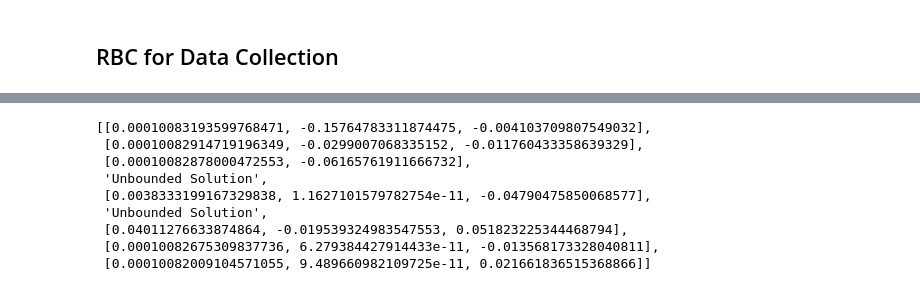
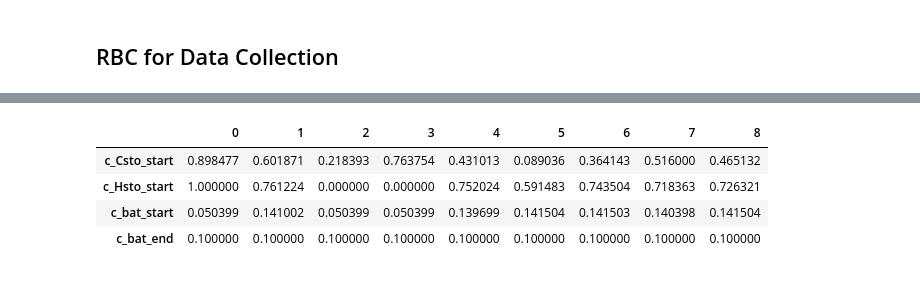
Before and after one commit to QasimWani/ZOiRL, a Jupyter notebook: colab_implicit_agent.ipynb, the cells around one changed output, grey strips where cells are left out. Saved outputs shown, nothing was run; the diff lists cells and outputs as text; code cells hidden in the pictures.

```diff
--- a/colab_implicit_agent.ipynb
+++ b/colab_implicit_agent.ipynb
@@ -469,16 +594,10 @@ debug
-# %%
-#optimization debug -> !!! PROBLEM !!!
-
-#Doesn't work on 18 hour
-debug = get_actions(24, data, 18, debug=False, apply_seed=False)
-debug
-# %% [output]
-[[0.00010083193599768471, -0.15764783311874475, -0.004103709807549032],
- [0.00010082914719196349, -0.0299007068335152, -0.011760433358639329],
- [0.00010082878000472553, -0.06165761911666732],
- 'Unbounded Solution',
- [0.0038333199167329838, 1.1627101579782754e-11, -0.04790475850068577],
- 'Unbounded Solution',
- [0.04011276633874864, -0.019539324983547553, 0.051823225344468794],
- [0.00010082675309837736, 6.279384427914433e-11, -0.013568173328040811],
- [0.00010082009104571055, 9.489660982109725e-11, 0.021661836515368866]]
+# %%
+pd.DataFrame([data_est['c_Csto_end'][0], data_est['c_Hsto_end'][0], *data_est['c_bat_end']], index=[
+    "c_Csto_start", "c_Hsto_start", "c_bat_start", "c_bat_end"
+])
+# %% [output]
+|  | 0 | 1 | 2 | 3 | 4 | 5 | 6 | 7 | 8 |
+| c_Csto_start | 0.898477 | 0.601871 | 0.218393 | 0.763754 | 0.431013 | 0.089036 | 0.364143 | 0.516000 | 0.465132 |
+| c_Hsto_start | 1.000000 | 0.761224 | 0.000000 | 0.000000 | 0.752024 | 0.591483 | 0.743504 | 0.718363 | 0.726321 |
+| c_bat_start | 0.050399 | 0.141002 | 0.050399 | 0.050399 | 0.139699 | 0.141504 | 0.141503 | 0.140398 | 0.141504 |
+| c_bat_end | 0.100000 | 0.100000 | 0.100000 | 0.100000 | 0.100000 | 0.100000 | 0.100000 | 0.100000 | 0.100000 |
```
Also changed, not shown: parts of 21 cells of this notebook.
